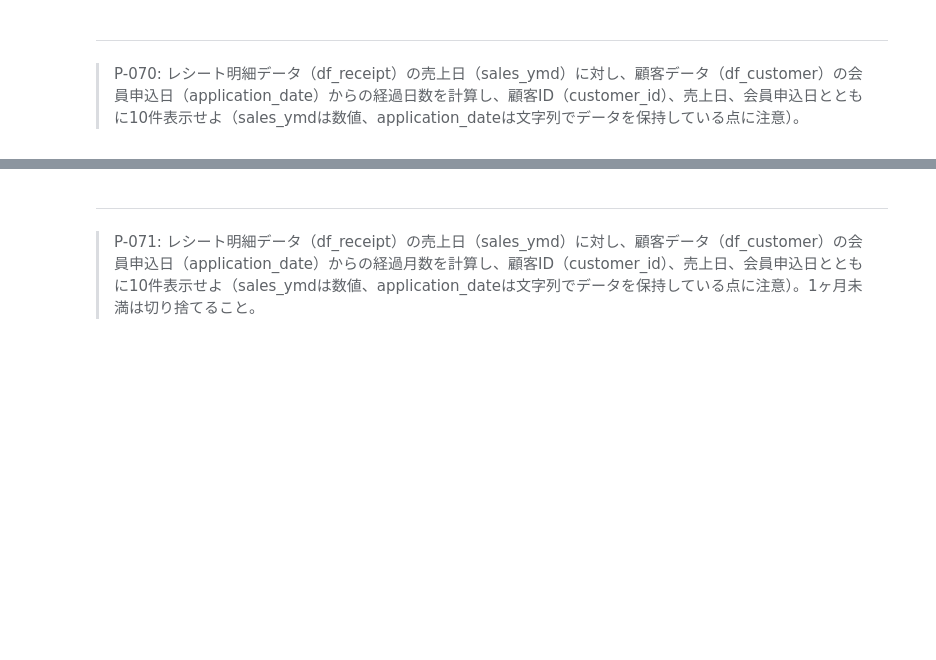
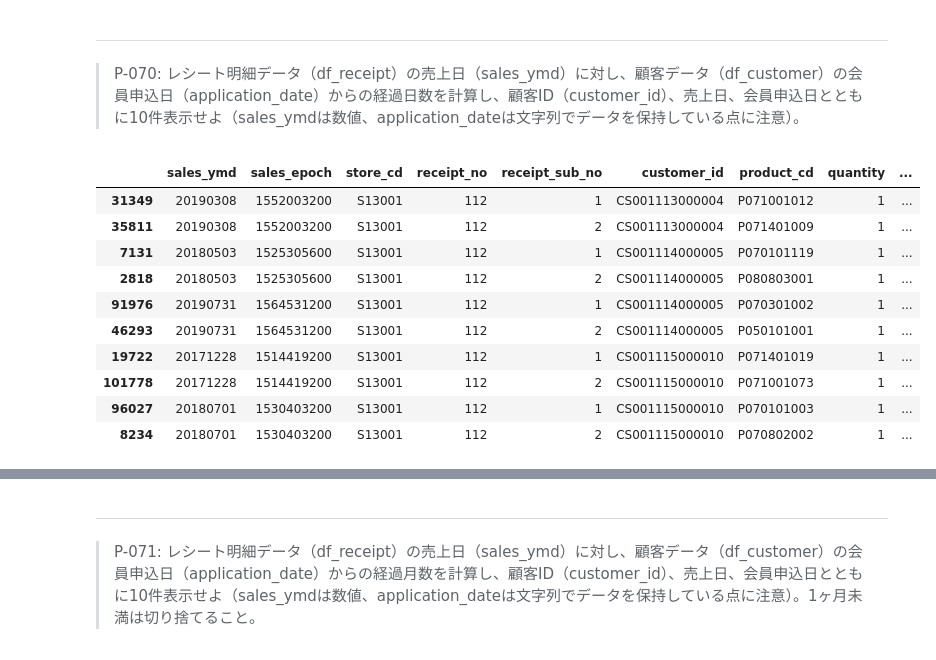
Before and after one commit to kichimura60/100knock, a Jupyter notebook: docker/work/preprocess_knock_Python.ipynb, the cells around one changed output, grey strips where cells are left out. Saved outputs shown, nothing was run; the diff lists cells and outputs as text; code cells hidden in the pictures; blank space fills up the shorter version.

```diff
--- a/docker/work/preprocess_knock_Python.ipynb
+++ b/docker/work/preprocess_knock_Python.ipynb
@@ -1741,3 +1740,21 @@ df_product.rename(columns={'\ufeffproduct_cd': 'product_cd'}, inplace=True)
 # %% [markdown]
 ---
 > P-070: レシート明細データ（df_receipt）の売上日（sales_ymd）に対し、顧客データ（df_customer）の会員申込日（application_date）からの経過日数を計算し、顧客ID（customer_id）、売上日、会員申込日とともに10件表示せよ（sales_ymdは数値、application_dateは文字列でデータを保持している点に注意）。
+# %%
+(
+    df_receipt
+    .sort_values(['customer_id', 'sales_epoch', 'receipt_sub_no'])
+    .head(10)
+)
+# %% [output]
+|  | sales_ymd | sales_epoch | store_cd | receipt_no | receipt_sub_no | customer_id | product_cd | quantity | ... |
+| 31349 | 20190308 | 1552003200 | S13001 | 112 | 1 | CS001113000004 | P071001012 | 1 | ... |
+| 35811 | 20190308 | 1552003200 | S13001 | 112 | 2 | CS001113000004 | P071401009 | 1 | ... |
+| 7131 | 20180503 | 1525305600 | S13001 | 112 | 1 | CS001114000005 | P070101119 | 1 | ... |
+| 2818 | 20180503 | 1525305600 | S13001 | 112 | 2 | CS001114000005 | P080803001 | 1 | ... |
+| 91976 | 20190731 | 1564531200 | S13001 | 112 | 1 | CS001114000005 | P070301002 | 1 | ... |
+| 46293 | 20190731 | 1564531200 | S13001 | 112 | 2 | CS001114000005 | P050101001 | 1 | ... |
+| 19722 | 20171228 | 1514419200 | S13001 | 112 | 1 | CS001115000010 | P071401019 | 1 | ... |
+| 101778 | 20171228 | 1514419200 | S13001 | 112 | 2 | CS001115000010 | P071001073 | 1 | ... |
+| 96027 | 20180701 | 1530403200 | S13001 | 112 | 1 | CS001115000010 | P070101003 | 1 | ... |
+| 8234 | 20180701 | 1530403200 | S13001 | 112 | 2 | CS001115000010 | P070802002 | 1 | ... |
```
Also changed, not shown: parts of 11 cells of this notebook.
